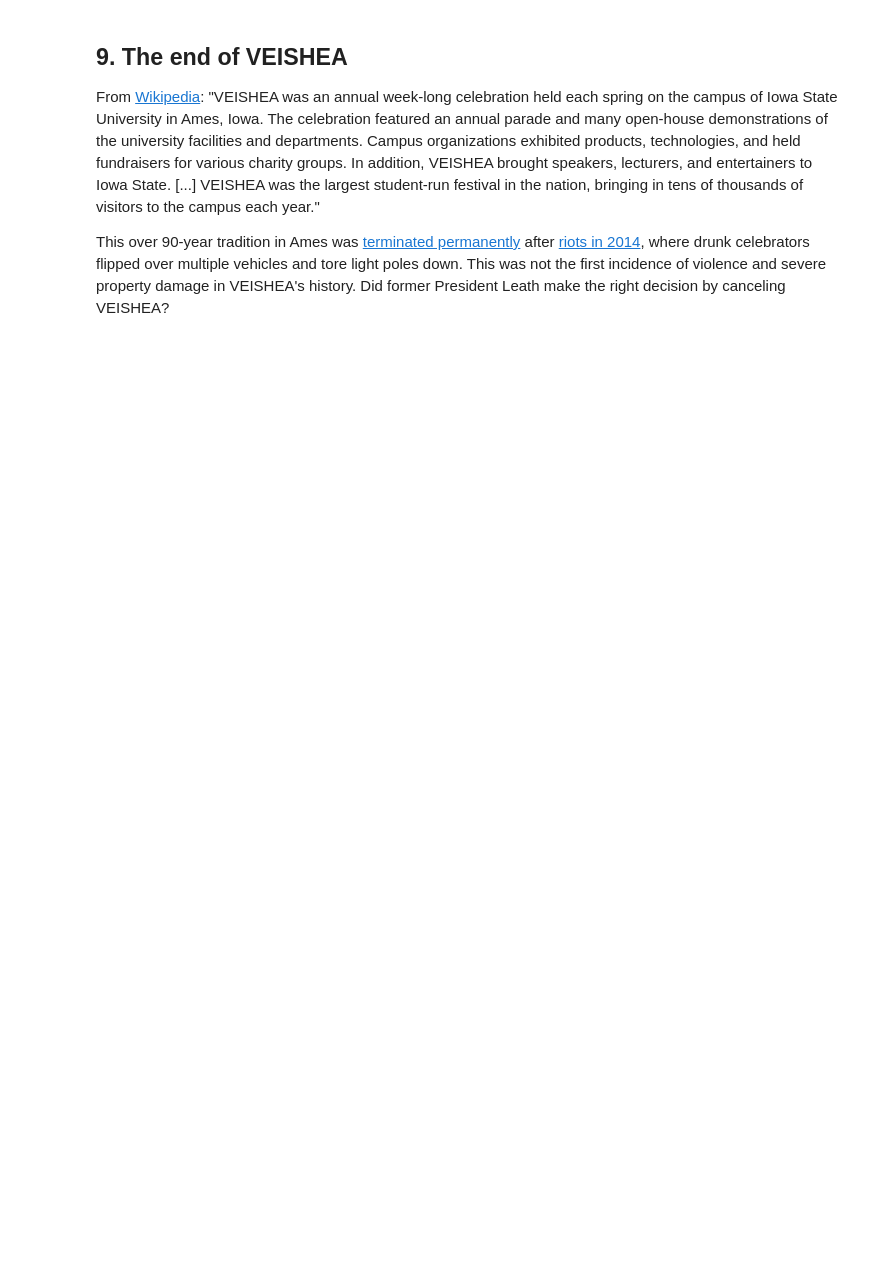
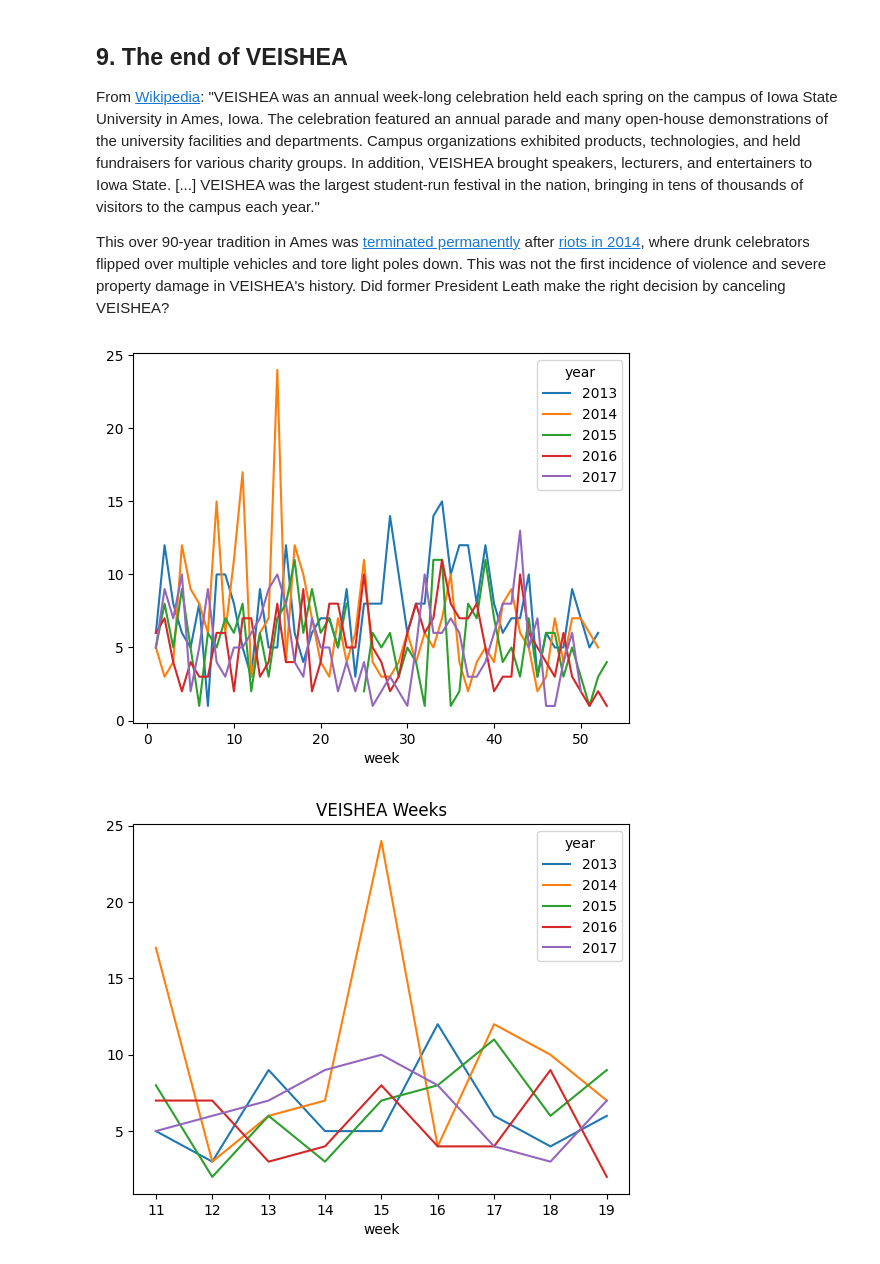
Before and after one commit to LarryEze/Python-R-Projects, a Jupyter notebook: Python/Who Is Drunk and When in Ames, Iowa_/notebook.ipynb, the cells around one changed output. Saved outputs shown, nothing was run; the diff lists cells and outputs as text; code cells hidden in the pictures; blank space fills up the shorter version.

```diff
--- a/Python/Who Is Drunk and When in Ames, Iowa_/notebook.ipynb
+++ b/Python/Who Is Drunk and When in Ames, Iowa_/notebook.ipynb
@@ -155,11 +155,14 @@ print(len(timeline))
 <p>This over 90-year tradition in Ames was <a href="https://www.news.iastate.edu/news/2014/08/07/veisheaend">terminated permanently</a> after <a href="https://www.desmoinesregister.com/story/news/crime-and-courts/2014/04/09/veishea-ames-car-tipping/7495935/">riots in 2014</a>, where drunk celebrators flipped over multiple vehicles and tore light poles down. This was not the first incidence of violence and severe property damage in VEISHEA's history. Did former President Leath make the right decision by canceling VEISHEA?</p>
 # %%
 # ## Run this code to create the plot
-# ba_data.groupby(['week','year']).count()['Res1'].unstack().plot(legend=True)
+ba_data.groupby(['week','year']).count()['Res1'].unstack().plot(legend=True)
 
-# veishea= ba_data.loc[(ba_data.week < 20) & (ba_data.week > 10)]
+veishea= ba_data.loc[(ba_data.week < 20) & (ba_data.week > 10)]
 
-# veishea.groupby(['week','year']).count()['Res1'].unstack().plot(title='VEISHEA Weeks',legend=True)
+veishea.groupby(['week','year']).count()['Res1'].unstack().plot(title='VEISHEA Weeks',legend=True)
 
 ## Was it right to permanently cancel VEISHEA? TRUE or FALSE?
 canceling_VEISHEA_was_right = False
+# %% [output]
+[figure, added]
+[figure, added]
```
Also changed, not shown: parts of 4 cells of this notebook.
